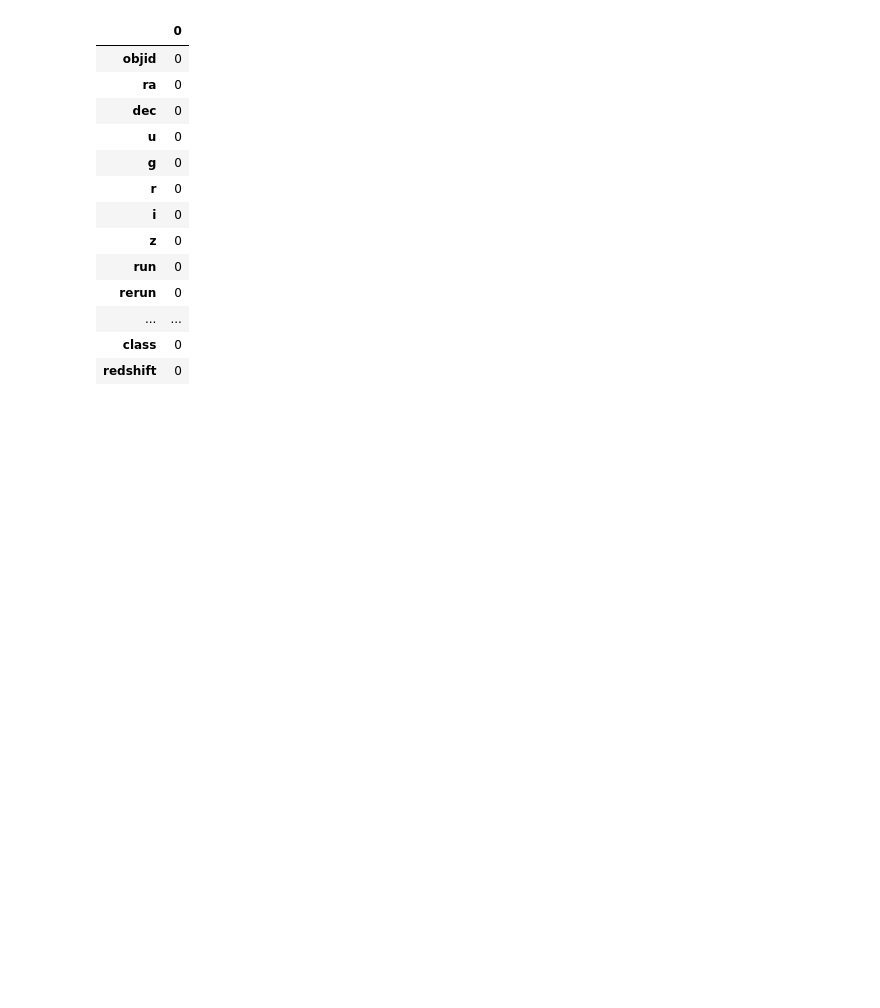
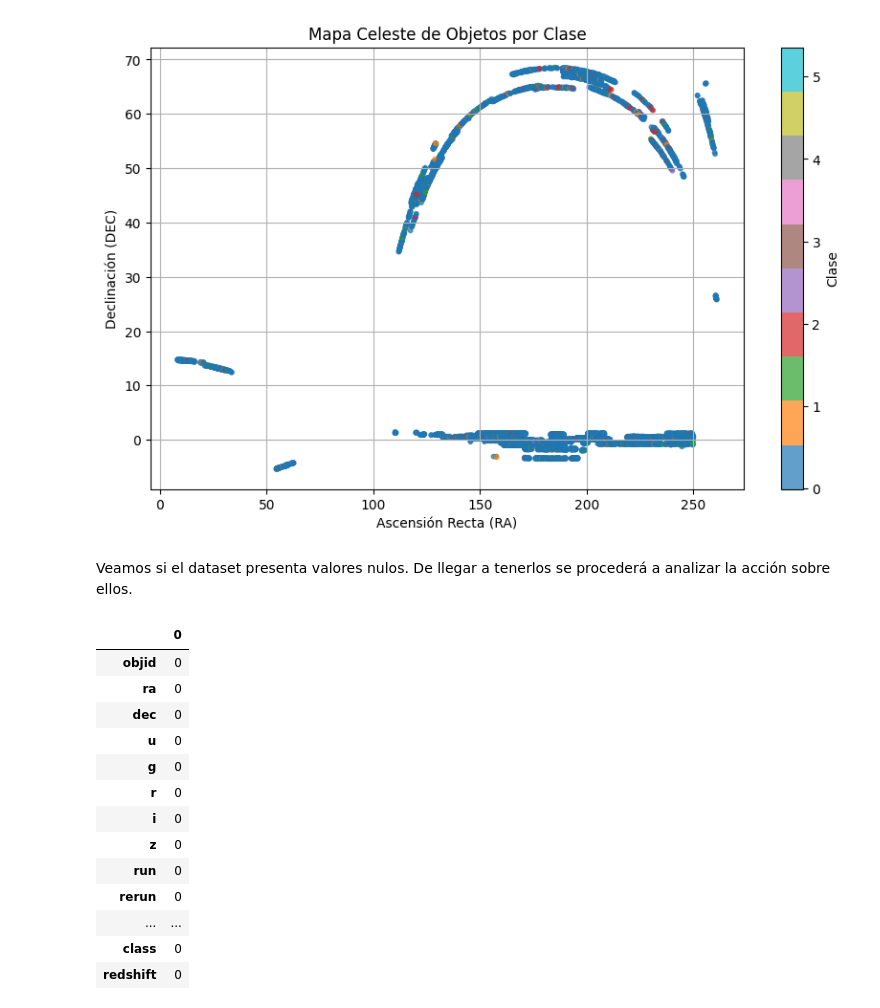
Before and after one commit to Kevin2558/Data_Science_Borrador, a Jupyter notebook: 10_Proyecto_Final/Opcion_2/Borrador.ipynb, the cells around one changed output. Drawn from its saved outputs; the diff is of its cells as text; code cells hidden in the pictures; blank space fills up the shorter version.

```diff
--- a/10_Proyecto_Final/Opcion_2/Borrador.ipynb
+++ b/10_Proyecto_Final/Opcion_2/Borrador.ipynb
@@ -31,3 +80,16 @@ df.head()
+# %%
+plt.figure(figsize=(10, 6))
+plt.scatter(df['ra'], df['dec'], c=df['redshift'], cmap='tab10', alpha=0.7, s=10)
+plt.xlabel('Ascensión Recta (RA)')
+plt.ylabel('Declinación (DEC)')
+plt.title('Mapa Celeste de Objetos por Clase')
+plt.grid(True)
+plt.colorbar(label='Clase')
+plt.show()
+# %% [output]
+[figure, added]
+# %% [markdown]
+Veamos si el dataset presenta valores nulos. De llegar a tenerlos se procederá a analizar la acción sobre ellos.
 # %%
 df.isnull().sum()
 # %% [output]
```
Also changed, not shown: parts of 54 cells of this notebook.
